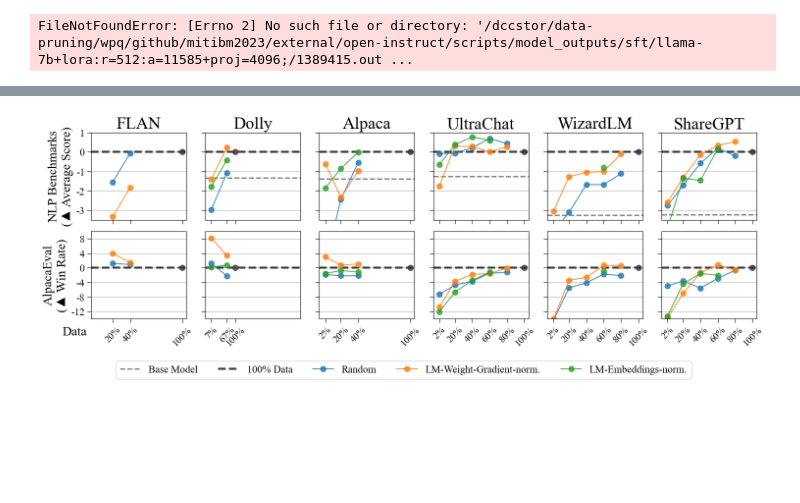
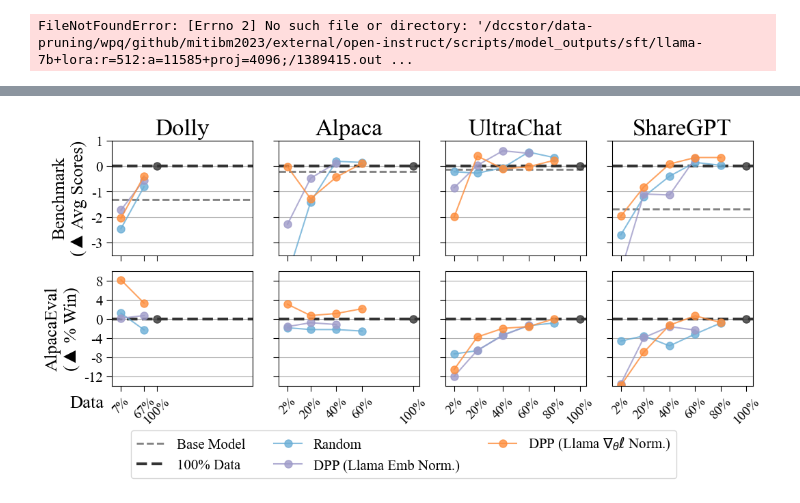
Before and after one commit to tt6746690/open-instruct, a Jupyter notebook: scripts/gen_cmds.ipynb, the cells around one changed output, grey strips where cells are left out. Drawn from its saved outputs; the diff is of its cells as text; code cells hidden in the pictures; blank space fills up the shorter version.

```diff
--- a/scripts/gen_cmds.ipynb
+++ b/scripts/gen_cmds.ipynb
@@ -1669,6 +1675,0 @@ df
-# %%
-
-for k in ['AlpacaFarm(alpaca:eval:gpt4)/WR*', 'AcademicBench']:
-    d = df.set_index(['dataset']).to_dict()[k]
-    d = dict(sorted(d.items(), key=lambda kv: kv[1]))
-    print(k, d)
@@ -1678,13 +1675,0 @@ AcademicBench {'oasst2': 22.217772301009884, 'ultrachat50k': 22.90774015084645,
-# %%
-
-d = df.set_index(['dataset']).to_dict()['AlpacaFarm(alpaca:eval:gpt4)/WR*']
-d = dict(sorted(d.items(), key=lambda kv: kv[1]))
-
-
-xs = d.keys()
-ys = d.values()
-
-
-fig, ax = plt.subplots(1,1,figsize=(20,2))
-
-plt.bar(xs, ys)
@@ -1850,8 +1772,10 @@ plt.rcParams['font.sans-serif'] = prop.get_name()
 from collections import defaultdict
 
 def get_task_name_display(task_name):
+    if task_name == 'AlpacaFarm(alpaca:eval:gpt4:turbo:fn)/WR': return 'AlpacaEval\n(% Win)'
     if task_name == 'AlpacaFarm(alpaca:eval:gpt4:turbo:fn)/WR*': return 'AlpacaEval\n(Win Rate)'
     if task_name == 'AlpacaFarm(alpaca:eval:gpt4:turbo:fn)/WR**': return 'AlpacaEval\n(Win Rate **)'
+    if task_name == 'AlpacaFarm(alpaca:eval:gpt4:turbo:fn)/WR***': return 'AlpacaEval\n(Win Rate ***)'
     elif task_name == 'AlpacaFarm(alpaca:eval:gpt4:turbo:fn)/Len*': return 'AlpacaEval\n(Tok Length*)'
     elif task_name == 'AlpacaFarm(alpaca:eval:gpt4:turbo:fn)/Len': return 'AlpacaEval\n(Tok Length)'
     elif task_name == 'AlpacaFarm(alpaca:eval:gpt4:turbo:fn)/LenMed': return 'AlpacaEval\n(Medium #Tokens)'
@@ -1859,6 +1783,7 @@ def get_task_name_display(task_name):
     elif task_name == 'MTBench(gpt:4)/Turn-2': return 'MT-Bench(GPT-4)/Turn-2'
     elif task_name == 'MTBench(gpt:4)/Rating': return 'MT-Bench(GPT-4)/Rating'
     elif task_name == 'nonchat': return 'NLP Benchmarks\n(Average Score)'
+    elif task_name == 'academic_benchmark_avg': return 'Benchmark\n(Avg Scores)'
     else: return task_name
 
 def get_dataset_display(dataset):
@@ -1888,23 +1813,30 @@ if finetune_type == 'sft':
     datasets = ['dolly', 'stanford_alpaca50k', 'ultrachat50k', 'sharegpt50k']
     datasets = ['flan_v250k', 'dolly', 'stanford_alpaca50k', 'oasst2', 'ultrachat50k', 'wizardlm50k', 'sharegpt50k']
     datasets = ['flan_v250k', 'dolly', 'stanford_alpaca50k', 'ultrachat50k', 'wizardlm50k', 'sharegpt50k']
+    datasets = ['dolly', 'stanford_alpaca50k', 'ultrachat50k', 'sharegpt50k']
 else:
     datasets = ['ultrafeedback']
 # datasets = list(np.unique(dfc['dataset']))
 
 task_names = []
-task_names += ['nonchat']
+task_names += ['academic_benchmark_avg']
+# task_names += ['nonchat']
 # task_names += ['nonchat', 'MMLU/0-shot', 'GSM/CoT', 'BBH/Direct', 'TydiQA/GP', 'Codex-Eval/Pass@1', 'AlpacaFarm/WR*',]
 # task_names += ['MMLU/0-shot', 'GSM/CoT', 'BBH/Direct', 'TydiQA/GP', 'Codex-Eval/Pass@1',]
 # task_names += [f'MTBench({mtbench_judge})/Turn-1',  f'MTBench({mtbench_judge})/Turn-2', f'MTBench({mtbench_judge})/Rating']
 # task_names += [f'MTBench({mtbench_judge})/Rating']
 # task_names += [f'MTBench({mtbench_judge})/Turn-1']
-task_names += [f'AlpacaFarm({alpacafarm_judge})/WR*']
+task_names += [f'AlpacaFarm({alpacafarm_judge})/WR']
 # task_names += [f'AlpacaFarm({alpacafarm_judge})/WR**']
-# task_names += [f'AlpacaFarm({alpacafarm_judge})/LenMed']
+# task_names += [f'AlpacaFarm({alpacafarm_judge})/WR***']
+# task_names += [f'AlpacaFarm({alpacafarm_judge})/WR***']
+# task_names += [f'AlpacaFarm({alpacafarm_judge})/Len*']
 # task_names += [f'AlpacaFarm({alpacafarm_judge})/WR*', f'AlpacaFarm({alpacafarm_judge})/LenMed'] # , f'AlpacaFarm({alpacafarm_judge})/Rep2'
 
 label_baseline = 'Base Model'
+full_sft_short = '100\\% Data'
+
+cmap = plt.get_cmap('tab20c')
 
 plt_settings = {
     'color': {
@@ -1916,6 +1848,11 @@ plt_settings = {
 #         label_dpp_vmf_text,
 #         label_dpp_rbf_grad,
 #         label_dpp_rbf_text,
+        'Random': cmap(1),
+    #     'DPP (MpNet Emb Norm.)'
+        'DPP (Llama $\\nabla_{\\theta}\\ell$ Norm.)': cmap(1+4),
+        'DPP (Llama Emb)': cmap(1+8),
+        'DPP (Llama Emb Norm.)': cmap(1+12),
     },
 
 
@@ -1942,6 +1879,7 @@ lineplot_kwargs = {'marker': '.',
 
 w = 2.5; h = 2.5
 # w = 3; h = 3
+w = 2.7; h = 2.4
 ncols = len(datasets)
 nrows = len(task_names)
 fig, axs = plt.subplots(nrows, ncols, figsize=(w*ncols, h*nrows), sharey='row', sharex='col')
@@ -1955,7 +1893,7 @@ for axi, task_name in enumerate(task_names):
         dataset_size = get_dataset_size(dataset)
         is_first_subfig = (axi==0 and axj==0)
 
-        if plt_base_model and task_name == 'nonchat':
+        if plt_base_model and task_name == 'academic_benchmark_avg':
             k = DKey(full_sft_short, dataset, dataset_size)
             if k in d:
                 y_fullfinetune = d[k]
@@ -1966,7 +1904,7 @@ for axi, task_name in enumerate(task_names):
             k = DKey(full_sft_short, dataset, dataset_size)
             if k in d:
                 y = 0 if yaxis_type == 'delta_fullfinetune' else d[k]
-                ax.axhline(y=y, linestyle='--', color=plt_settings['color'][full_sft_short], label=full_sft_short if is_first_subfig else None, linewidth=3)
+                ax.axhline(y=y, linestyle='--', color=plt_settings['color'][full_sft_short], label='100% Data' if is_first_subfig else None, linewidth=3)
 
         sort_by_types = sorted(set(x.sort_by_type for x in d.keys()))[::-1]
 #         sort_by_types = list(set([x.sort_by_type for x in d.keys()]))
@@ -1990,9 +1928,11 @@ for axi, task_name in enumerate(task_names):
             kwargs.update(lineplot_kwargs)
             kwargs.update({'marker': markers_list[i]})
             xs = xs if xaxis_type == 'data' else [data_to_compute_pct(x) for x in xs]
+#             print(task_name, dataset, sort_by_type, xs, ys)
             ax.plot(xs, ys, **kwargs)
             ax.grid(visible=True, axis='y')
             ax.tick_params(axis='both', which='both', length=6)
+            ax.locator_params(nbins=4, axis='both')
 
 
 ## left most subfigure set ylabel & yticks
@@ -2001,40 +1941,42 @@ for axi, task_name in enumerate(task_names):
     ax = axs.reshape(nrows, ncols)[axi, 0]
     ax.set_ylabel(task_name_shortened.replace('(', '(▲ ') if yaxis_type.startswith('delta') else task_name_shortened, va='bottom')
     if yaxis_type == 'delta_fullfinetune':
-        if task_name == 'nonchat': yticks = [-3,-2,-1,0,1]
+        if task_name == 'academic_benchmark_avg': yticks = [-3,-2,-1,0,1]
         elif 'AlpacaFarm' in task_name and 'WR' in task_name: yticks = [-12, -8, -4, 0, 4, 8]
         else: yticks = None
         if yticks is not None: ax.set_yticks(yticks, yticks)
 
 
 for axj, dataset in enumerate(datasets):
     dataset_size = get_dataset_size(dataset)
     xticks = np.array(sorted(xticks_data[dataset]))
     ax = axs.reshape(nrows, ncols)[nrows-1, axj]
     c = .05; ax.set_xlim((-N*c, N+c*N))
     xticklabels = [f'{x*100:.0f}%' for x in xticks/get_dataset_size(dataset)]
     ax.set_xticks(xticks, xticklabels, ha='center', rotation=45)
 
     ax = axs.reshape(nrows, ncols)[0, axj]
     ax.set_title(get_dataset_display(dataset))
 
     if yaxis_type != 'abs':
         axs.reshape(nrows, ncols)[0, axj].set_ylim((-3.5, 1))
         axs.reshape(nrows, ncols)[1, axj].set_ylim((-14, 10))
 
 
 ## data xlabel at the side s
 axs.reshape(nrows, ncols)[nrows-1, 0].annotate('Data', xy=(-0.3, -.15), xycoords="axes fraction", ha='left', va='center', weight='bold', fontsize=plt.rcParams['axes.labelsize'])
 ## legend at bottom
-fig.legend(loc='lower center', bbox_to_anchor=(0.5, -.12), ncol=6, frameon=True)
+fig.legend(loc='lower center', bbox_to_anchor=(0.5, -.15), ncol=3, frameon=True)
 
 
 fig.tight_layout()
 
-save_path = os.path.join(assets_dir, 'fig_vmf_grad_vs_random_cross_datasets.pdf')
-fig.savefig(save_path, bbox_inches='tight', dpi=100)
+save_plt = True
+if save_plt:
+    save_path = os.path.join(assets_dir, 'fig_vmf_grad_vs_random_cross_datasets.pdf')
+    fig.savefig(save_path, bbox_inches='tight', dpi=100)
 # %% [output]
-[figure, old version]
+[figure, new version]
 # %%
 sort_by_types
 # %% [output]
```
Also changed, not shown: parts of 13 cells of this notebook, 7 other files.
